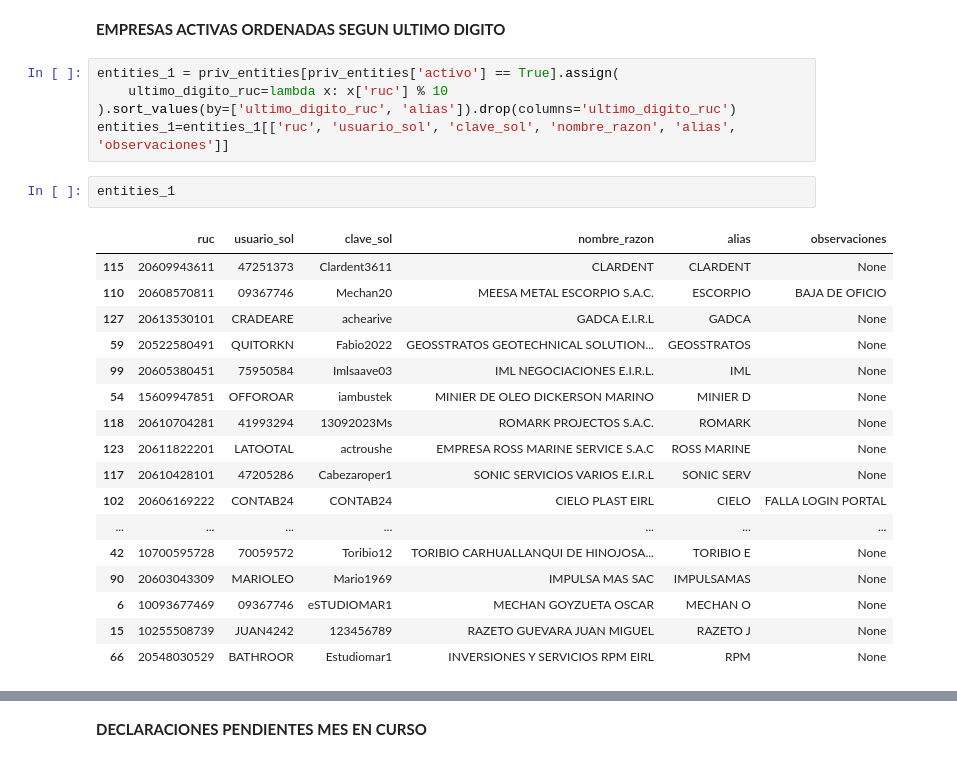
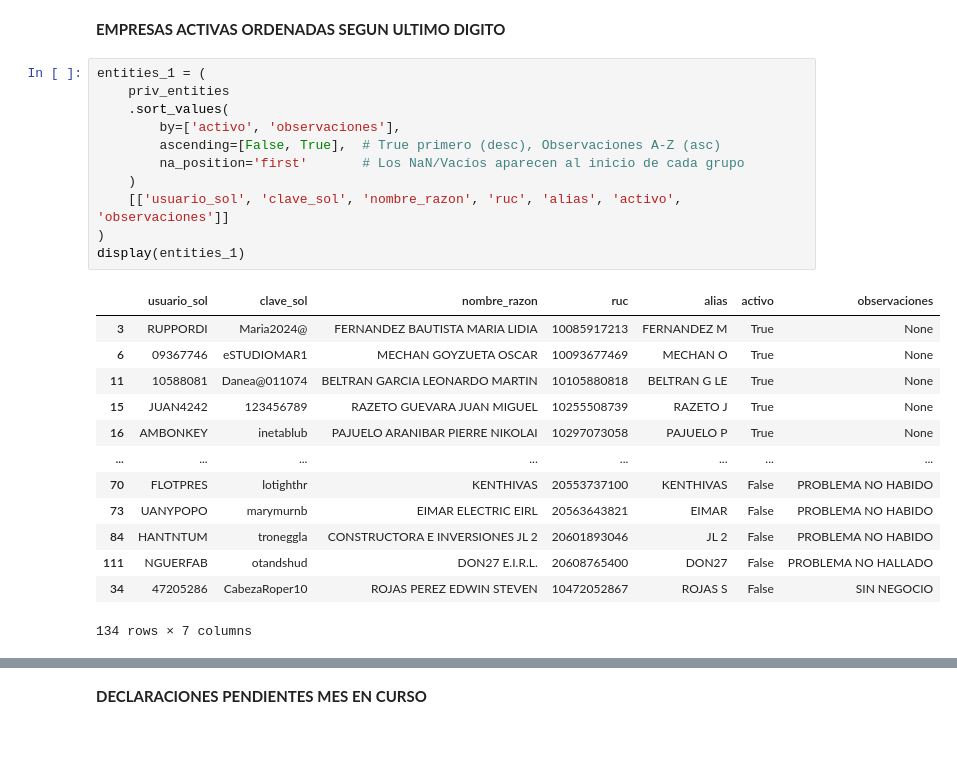
Before and after one commit to Raknaros/pytest, a Jupyter notebook: MetaContabilidad.ipynb, the cells around one changed output, grey strips where cells are left out. Cells and saved outputs as stored; diff of their text form.

```diff
--- a/MetaContabilidad.ipynb
+++ b/MetaContabilidad.ipynb
@@ -153,27 +147,27 @@ print("✅ Todo listo en memoria. Conexión a BD no se usa más.")
 # %% [markdown]
 **EMPRESAS ACTIVAS ORDENADAS SEGUN ULTIMO DIGITO**
 # %%
-entities_1 = priv_entities[priv_entities['activo'] == True].assign(
-    ultimo_digito_ruc=lambda x: x['ruc'] % 10
-).sort_values(by=['ultimo_digito_ruc', 'alias']).drop(columns='ultimo_digito_ruc')
-entities_1=entities_1[['ruc', 'usuario_sol', 'clave_sol', 'nombre_razon', 'alias', 'observaciones']]
+entities_1 = (
+    priv_entities
+    .sort_values(
+        by=['activo', 'observaciones'],
+        ascending=[False, True],  # True primero (desc), Observaciones A-Z (asc)
+        na_position='first'       # Los NaN/Vacíos aparecen al inicio de cada grupo
+    )
+    [['usuario_sol', 'clave_sol', 'nombre_razon', 'ruc', 'alias', 'activo', 'observaciones']]
+)
+display(entities_1)
+# %% [output]
+|  | usuario_sol | clave_sol | nombre_razon | ruc | alias | activo | observaciones |
+| 3 | RUPPORDI | Maria2024@ | FERNANDEZ BAUTISTA MARIA LIDIA | 10085917213 | FERNANDEZ M | True | None |
+| 6 | 09367746 | eSTUDIOMAR1 | MECHAN GOYZUETA OSCAR | 10093677469 | MECHAN O | True | None |
+| 11 | 10588081 | Danea@011074 | BELTRAN GARCIA LEONARDO MARTIN | 10105880818 | BELTRAN G LE | True | None |
+| 15 | JUAN4242 | 123456789 | RAZETO GUEVARA JUAN MIGUEL | 10255508739 | RAZETO J | True | None |
+| 16 | AMBONKEY | inetablub | PAJUELO ARANIBAR PIERRE NIKOLAI | 10297073058 | PAJUELO P | True | None |
+| ... | ... | ... | ... | ... | ... | ... | ... |
+| 70 | FLOTPRES | lotighthr | KENTHIVAS | 20553737100 | KENTHIVAS | False | PROBLEMA NO HABIDO |
+| 73 | UANYPOPO | marymurnb | EIMAR ELECTRIC EIRL | 20563643821 | EIMAR | False | PROBLEMA NO HABIDO |
+| 84 | HANTNTUM | troneggla | CONSTRUCTORA E INVERSIONES JL 2 | 20601893046 | JL 2 | False | PROBLEMA NO HABIDO |
+| 111 | NGUERFAB | otandshud | DON27 E.I.R.L. | 20608765400 | DON27 | False | PROBLEMA NO HALLADO |
+| 34 | 47205286 | CabezaRoper10 | ROJAS PEREZ EDWIN STEVEN | 10472052867 | ROJAS S | False | SIN NEGOCIO |
+134 rows × 7 columns
-# %%
-entities_1
-# %% [output]
-|  | ruc | usuario_sol | clave_sol | nombre_razon | alias | observaciones |
-| 115 | 20609943611 | 47251373 | Clardent3611 | CLARDENT | CLARDENT | None |
-| 110 | 20608570811 | 09367746 | Mechan20 | MEESA METAL ESCORPIO S.A.C. | ESCORPIO | BAJA DE OFICIO |
-| 127 | 20613530101 | CRADEARE | achearive | GADCA E.I.R.L | GADCA | None |
-| 59 | 20522580491 | QUITORKN | Fabio2022 | GEOSSTRATOS GEOTECHNICAL SOLUTION... | GEOSSTRATOS | None |
-| 99 | 20605380451 | 75950584 | Imlsaave03 | IML NEGOCIACIONES E.I.R.L. | IML | None |
-| 54 | 15609947851 | OFFOROAR | iambustek | MINIER DE OLEO DICKERSON MARINO | MINIER D | None |
-| 118 | 20610704281 | 41993294 | 13092023Ms | ROMARK PROJECTOS S.A.C. | ROMARK | None |
-| 123 | 20611822201 | LATOOTAL | actroushe | EMPRESA ROSS MARINE SERVICE S.A.C | ROSS MARINE | None |
-| 117 | 20610428101 | 47205286 | Cabezaroper1 | SONIC SERVICIOS VARIOS E.I.R.L | SONIC SERV | None |
-| 102 | 20606169222 | CONTAB24 | CONTAB24 | CIELO PLAST EIRL | CIELO | FALLA LOGIN PORTAL |
-| ... | ... | ... | ... | ... | ... | ... |
-| 42 | 10700595728 | 70059572 | Toribio12 | TORIBIO CARHUALLANQUI DE HINOJOSA... | TORIBIO E | None |
-| 90 | 20603043309 | MARIOLEO | Mario1969 | IMPULSA MAS SAC | IMPULSAMAS | None |
-| 6 | 10093677469 | 09367746 | eSTUDIOMAR1 | MECHAN GOYZUETA OSCAR | MECHAN O | None |
-| 15 | 10255508739 | JUAN4242 | 123456789 | RAZETO GUEVARA JUAN MIGUEL | RAZETO J | None |
-| 66 | 20548030529 | BATHROOR | Estudiomar1 | INVERSIONES Y SERVICIOS RPM EIRL | RPM | None |
```
Also changed, not shown: parts of 6 cells of this notebook.
